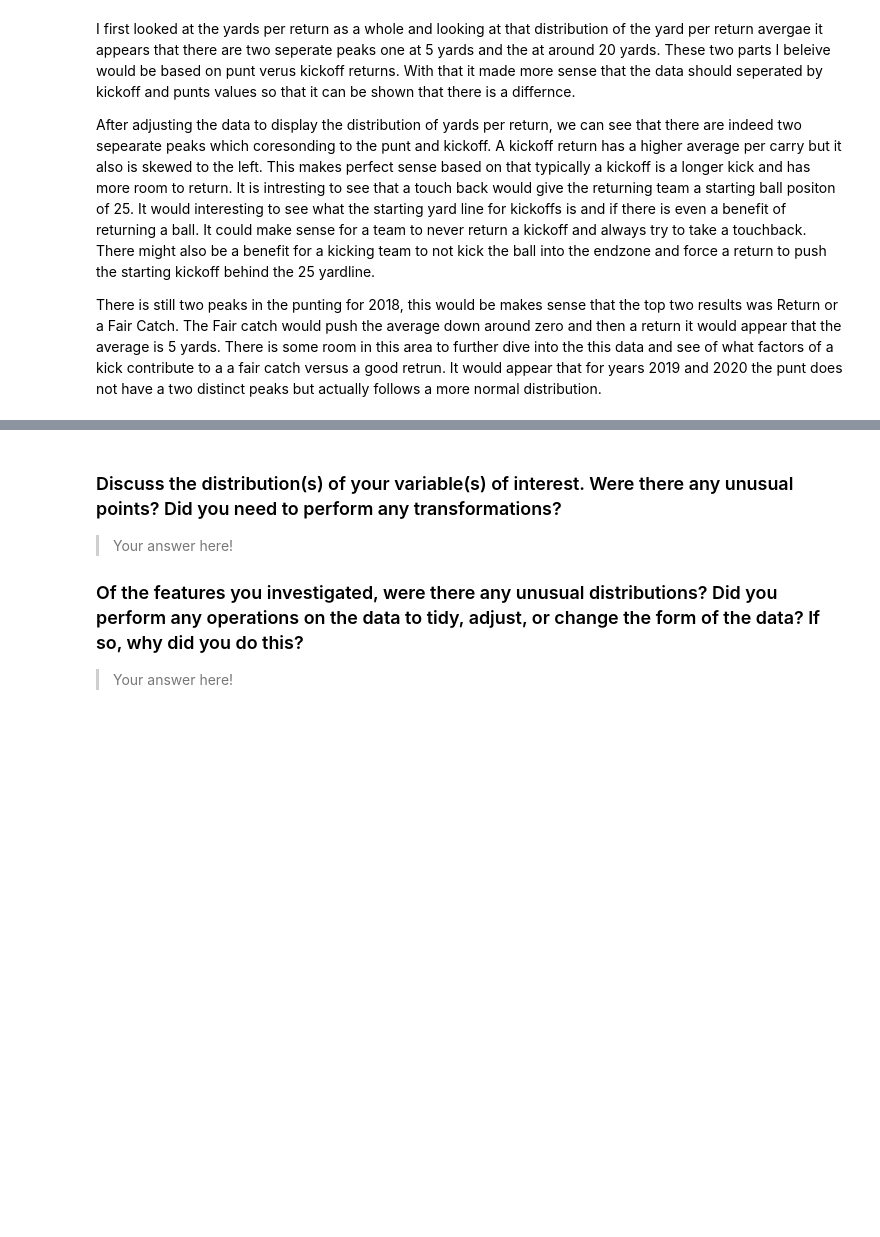
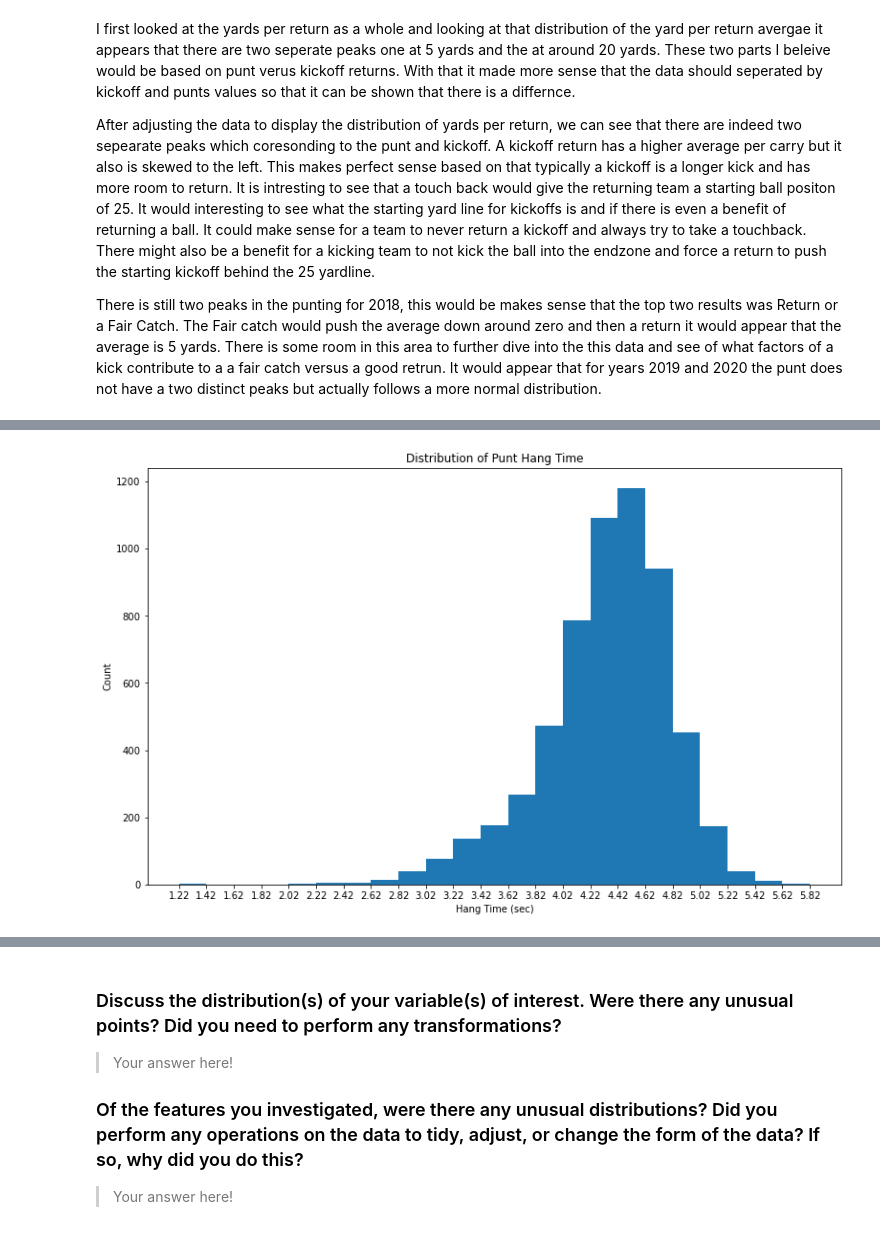
Before and after one commit to dkrejcarek/punt_analysis, a Jupyter notebook: Part_I_exploration_template.ipynb, the cells around one changed output, grey strips where cells are left out. Saved outputs shown, nothing was run; the diff lists cells and outputs as text; code cells hidden in the pictures; blank space fills up the shorter version.

```diff
--- a/Part_I_exploration_template.ipynb
+++ b/Part_I_exploration_template.ipynb
@@ -193,12 +193,9 @@ sb.countplot(y =plays_returnable['specialTeamsResult'], color=BASE_COLOR, order=
 The intial review of the the play type results of kickpff and returns shows that the majority of the Results appears to be a return followed by a touchback.  This would be an interesting to see of this has changed over the course of the seasons.  And also what the diffence is between kick off and punts
 # %%
 # add on the season to the dataset
-plays_returnable = plays_returnable.merge(games, on = 'gameId', how='left')
+plays_returnable = plays_returnable.merge(games, on = 'gameId', how='left', suffixes=())
 # drop some unneeded columns
-plays_returnable.drop(labels=['yardlineSide',yardlineNumber,gameClock
-penaltyCodes
-penaltyJerseyNumbers
-penaltyYards], axis=1)
+plays_returnable.drop(labels=['yardlineSide', 'yardlineNumber', 'gameClock', 'penaltyCodes', 'penaltyJerseyNumbers', 'penaltyYards'], axis=1)
 plays_returnable.info()
 # %% [output]
 <class 'pandas.core.frame.DataFrame'>
@@ -379,0 +374,21 @@ Looking at the hang time is normally distrubuted around 4.22 sec.  There is a lo
+# %%
+# Sub the data to just the info needed
+pff_sub = pff.drop(columns=['snapDetail',
+                            'snapTime',
+                            'operationTime',
+                            'missedTackler',
+                            'assistTackler',
+                            'tackler',
+                            'kickoffReturnFormation',
+                            'gunners',
+                            'puntRushers',
+                            'specialTeamsSafeties',
+                            'vises',
+                            'kickContactType'])
+
+# merge the pff data into the punt data
+plays_returnable = plays_returnable.merge(pff_sub, on=['gameId', 'playId'], how='left', suffixes=())
+
+# Create a sub data frrame for punt data only
+punt_data = plays_returnable.query('specialTeamsPlayType == "Punt"')
+punt_data.info()
@@ -379,0 +413,11 @@ Looking at the hang time is normally distrubuted around 4.22 sec.  There is a lo
+# %%
+plt.figure(figsize=[13,8])
+bins = np.arange(punt_data.hangTime.min(), punt_data.hangTime.max() + .2, .2)
+
+plt.hist(punt_data.hangTime, bins=bins)
+plt.title('Distribution of Punt Hang Time')
+plt.xticks(bins)
+plt.xlabel('Hang Time (sec)')
+plt.ylabel('Count');
+# %% [output]
+[figure, added]
```
Also changed, not shown: parts of 17 cells of this notebook.
